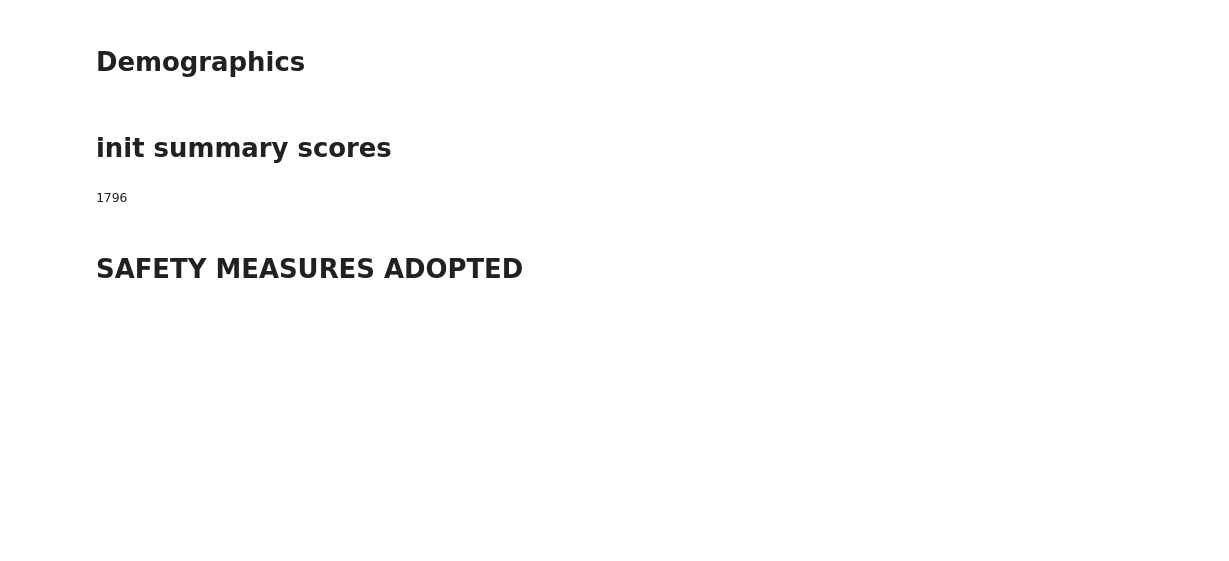
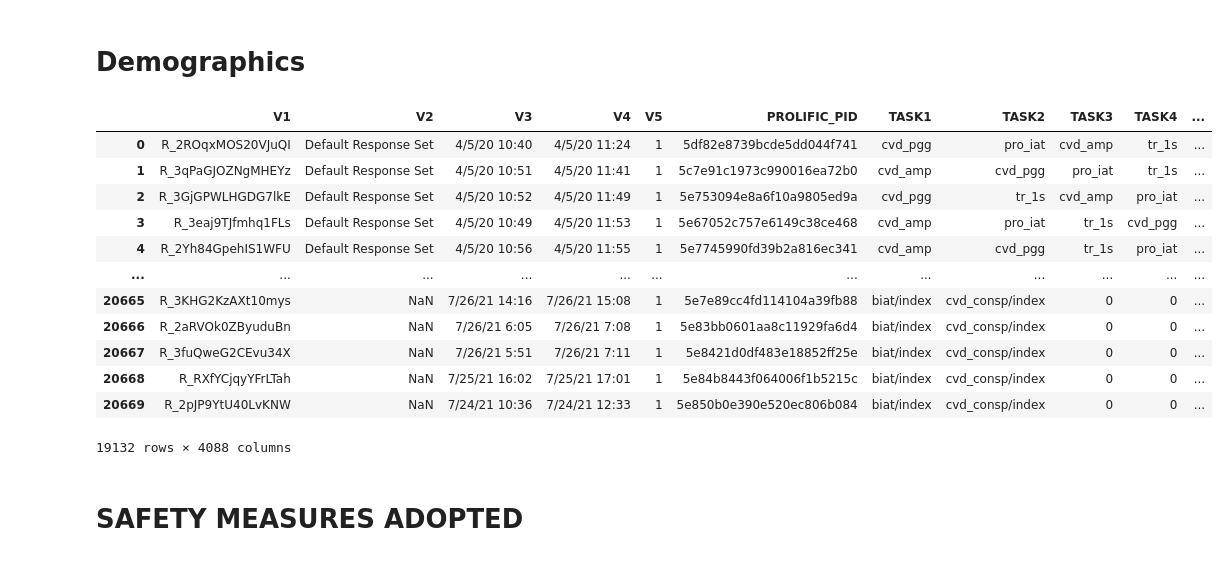
Before and after one commit to terusch/CVD-DYN_core, a Jupyter notebook: self_response_measures/Scale_summary_scores.ipynb, the cells around one changed output. Drawn from its saved outputs; the diff is of its cells as text; code cells hidden in the pictures; blank space fills up the shorter version.

```diff
--- a/self_response_measures/Scale_summary_scores.ipynb
+++ b/self_response_measures/Scale_summary_scores.ipynb
@@ -86,33 +87,46 @@ data.loc[data.wave.isin(['7',
                          '8',
                          '9',
                          '10',
                          '11',
                          '12',
                          '13',
                          '14',
                          '15',
                          '16',
                          '17']), "weekly_income_self"] = data.loc[data.wave.isin(['7',
                                                                                   '8',
                                                                                   '9',
                                                                                   '10',
                                                                                   '11',
                                                                                   '12',
                                                                                   '13',
                                                                                   '14',
                                                                                   '15',
                                                                                   '16',
                                                                                   '17']),"DemW18.2"]
 
 
 data['weekly_income_self_cat'] = data.weekly_income_self.copy()
-income_cat_dict = {"$<$250":0,
+income_cat_dict = {"<$250":0,
                    "$250 - $499":0.5,
                    "$500 - $999":1,
                    "$1000 -$1499":2,
                    "$1500 - $2999":3,
                    ">$3000":4,
                    "Don't know":np.nan}
 data['weekly_income_self_cat_num'] = data['weekly_income_self_cat'].replace(income_cat_dict)
+data
+# %% [output]
+|  | V1 | V2 | V3 | V4 | V5 | PROLIFIC_PID | TASK1 | TASK2 | TASK3 | TASK4 | ... |
+| 0 | R_2ROqxMOS20VJuQI | Default Response Set | 4/5/20 10:40 | 4/5/20 11:24 | 1 | 5df82e8739bcde5dd044f741 | cvd_pgg | pro_iat | cvd_amp | tr_1s | ... |
+| 1 | R_3qPaGJOZNgMHEYz | Default Response Set | 4/5/20 10:51 | 4/5/20 11:41 | 1 | 5c7e91c1973c990016ea72b0 | cvd_amp | cvd_pgg | pro_iat | tr_1s | ... |
+| 2 | R_3GjGPWLHGDG7lkE | Default Response Set | 4/5/20 10:52 | 4/5/20 11:49 | 1 | 5e753094e8a6f10a9805ed9a | cvd_pgg | tr_1s | cvd_amp | pro_iat | ... |
+| 3 | R_3eaj9TJfmhq1FLs | Default Response Set | 4/5/20 10:49 | 4/5/20 11:53 | 1 | 5e67052c757e6149c38ce468 | cvd_amp | pro_iat | tr_1s | cvd_pgg | ... |
+| 4 | R_2Yh84GpehIS1WFU | Default Response Set | 4/5/20 10:56 | 4/5/20 11:55 | 1 | 5e7745990fd39b2a816ec341 | cvd_amp | cvd_pgg | tr_1s | pro_iat | ... |
+| ... | ... | ... | ... | ... | ... | ... | ... | ... | ... | ... | ... |
+| 20665 | R_3KHG2KzAXt10mys | NaN | 7/26/21 14:16 | 7/26/21 15:08 | 1 | 5e7e89cc4fd114104a39fb88 | biat/index | cvd_consp/index | 0 | 0 | ... |
+| 20666 | R_2aRVOk0ZByuduBn | NaN | 7/26/21 6:05 | 7/26/21 7:08 | 1 | 5e83bb0601aa8c11929fa6d4 | biat/index | cvd_consp/index | 0 | 0 | ... |
+| 20667 | R_3fuQweG2CEvu34X | NaN | 7/26/21 5:51 | 7/26/21 7:11 | 1 | 5e8421d0df483e18852ff25e | biat/index | cvd_consp/index | 0 | 0 | ... |
+| 20668 | R_RXfYCjqyYFrLTah | NaN | 7/25/21 16:02 | 7/25/21 17:01 | 1 | 5e84b8443f064006f1b5215c | biat/index | cvd_consp/index | 0 | 0 | ... |
+| 20669 | R_2pJP9YtU40LvKNW | NaN | 7/24/21 10:36 | 7/24/21 12:33 | 1 | 5e850b0e390e520ec806b084 | biat/index | cvd_consp/index | 0 | 0 | ... |
+19132 rows × 4088 columns
-# %% [markdown]
-# init summary scores
@@ -130,8 +133,3 @@ summary_scores['agecats'] = summary_scores['agecats'].ffill()
-# %%
-summary_scores = summary_scores.dropna()
-len(summary_scores.PROLIFIC_PID.unique())
-# %% [output]
-1796
 # %% [markdown]
 # SAFETY MEASURES ADOPTED
 # %%
```
Also changed, not shown: parts of 16 cells of this notebook, 1 other file.
